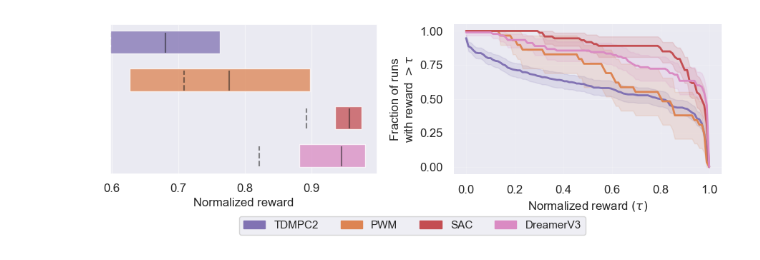
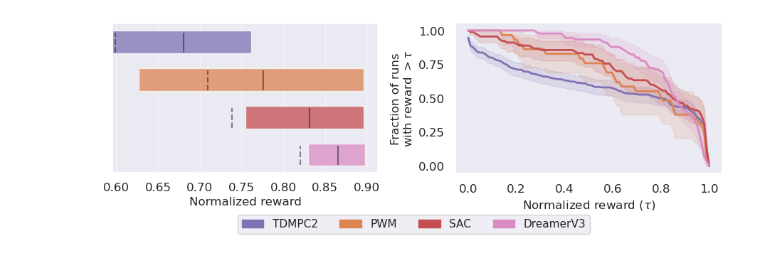
Before and after one commit to imgeorgiev/FoRL-WM, a Jupyter notebook: results/multitask.ipynb, the cells around one changed output. Cells and saved outputs as stored; diff of their text form; code cells hidden in the pictures.

```diff
--- a/results/multitask.ipynb
+++ b/results/multitask.ipynb
@@ -10,4 +11,15 @@ sns.set()
 from rliable import library as rly
 from rliable import metrics
 from rliable import plot_utils
+# %%
+mt30_task_set = {
+        # 19 original dmcontrol tasks
+		'walker-stand', 'walker-walk', 'walker-run', 'cheetah-run', 'reacher-easy',
+	    'reacher-hard', 'acrobot-swingup', 'pendulum-swingup', 'cartpole-balance', 'cartpole-balance-sparse',
+		'cartpole-swingup', 'cartpole-swingup-sparse', 'cup-catch', 'finger-spin', 'finger-turn-easy',
+		'finger-turn-hard', 'fish-swim', 'hopper-stand', 'hopper-hop',
+		# 11 custom dmcontrol tasks
+		'walker-walk-backwards', 'walker-run-backwards', 'cheetah-run-backwards', 'cheetah-run-front', 'cheetah-run-back',
+		'cheetah-jump', 'hopper-hop-backwards', 'reacher-three-easy', 'reacher-three-hard', 'cup-spin',
+		'pendulum-spin',}
 # %%
@@ -45,7 +46,6 @@ pwm_data = pd.read_csv("data/fowm_mt30_h3_results.csv")
 tdmpc_data = pd.read_csv("data/tdmpc2_mt30_scores.csv")
 seeds = tdmpc_data.seed.max()+1
 tdmpc_scores = tdmpc_data.episode_reward.values.reshape((-1, seeds, 1))
-
 # score dict is {algo: np.array num_exp x seeds x episode_rewards}
 norm = 1000
 score_dict = {
@@ -54,8 +54,8 @@ score_dict = {
              # "PWM+planning": pwm_data.episode_reward_planning.values.astype(np.float32)[...,None][...,None]/norm,
              "TDMPC2": tdmpc_scores/norm,
              # "PPO": ppo_data.episode_reward.values.astype(np.float32)[..., None][..., None]/norm,
-             "SAC": sac_data.episode_reward.values.astype(np.float32)[..., None][..., None]/norm,
-             "DreamerV3": dreamerv3_data.episode_reward.values.reshape((-1, 5, 1))/norm,
+             "SAC": sac_scores/norm,
+             "DreamerV3": dreamerv3_scores/norm,
             }
 
 iqm = lambda scores: np.array([metrics.aggregate_iqm(scores[..., frame])
@@ -83,7 +83,6 @@ fig, (ax1, ax2) = plt.subplots(ncols=2, figsize=(9, 3))
 
 # plot CI and median
 h=0.6
-labels = ["PPO", "SAC", "TDMPC2", "PWM", "PWM+planning", "DreamerV3"][::-1]
 labels = ["TDMPC2", "PWM", "SAC", "DreamerV3"][::-1]
 for idx, alg in enumerate(labels):
     ax1.barh(y=idx, width=iqm_cis[alg][1] - iqm_cis[alg][0], height=0.6, left=iqm_cis[alg][0], alpha=0.75, color=colors[alg])
@@ -101,32 +100,32 @@ for idx, alg in enumerate(labels):
         )
 
 ax1.set_xlabel("Normalized reward")
 ax1.grid(False)
 ax1.grid(True, axis='x', alpha=0.5)
 ax1.set_yticks([])
 ax1.tick_params(axis='both', which='major', labelsize='medium')
 # ax1.set_xlim((0.8, 1.47))
 
 # remove for figure
 plot_utils.plot_performance_profiles(
   score_distributions, tau,
   performance_profile_cis=score_distributions_cis,
   colors=colors,
   xlabel=r'Normalized reward $(\tau)$',
   labelsize='medium',
   ax=ax2)
 ax2.tick_params(axis='both', which='major', labelsize='medium', pad=1.3)
 ax2.set_xlabel(r'Normalized reward $(\tau)$', fontsize='medium')
 ax2.set_ylabel('Fraction of runs\nwith reward $> \\tau$', fontsize='medium')
 
 # set legened helpers
 fancy_legend = []
 for k in colors.keys():
     patch = mpatches.Patch(color=colors[k], label=k)
     fancy_legend.append(patch)
 
 plt.tight_layout()
 fig.legend(handles=fancy_legend, loc='center', bbox_to_anchor=(0.5, 0.0), fancybox=True, shadow=False, ncol=len(fancy_legend))
-plt.savefig("../figures/mutlitask.pdf", bbox_inches="tight")
+plt.savefig("figures/mutlitask.pdf", bbox_inches="tight")
 # %% [output]
-[figure, old version]
+[figure, new version]
```
Also changed, not shown: parts of 2 cells of this notebook, 1 other file.
